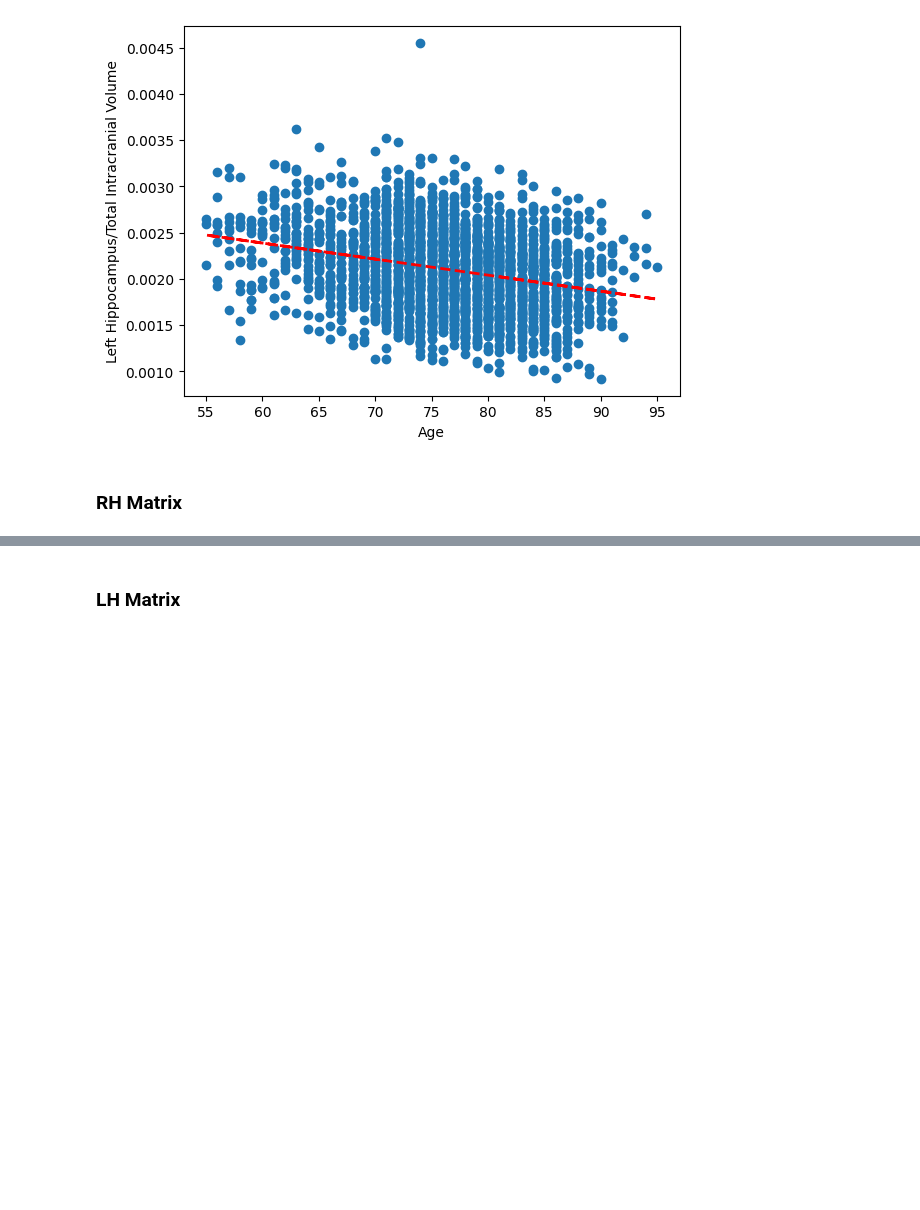
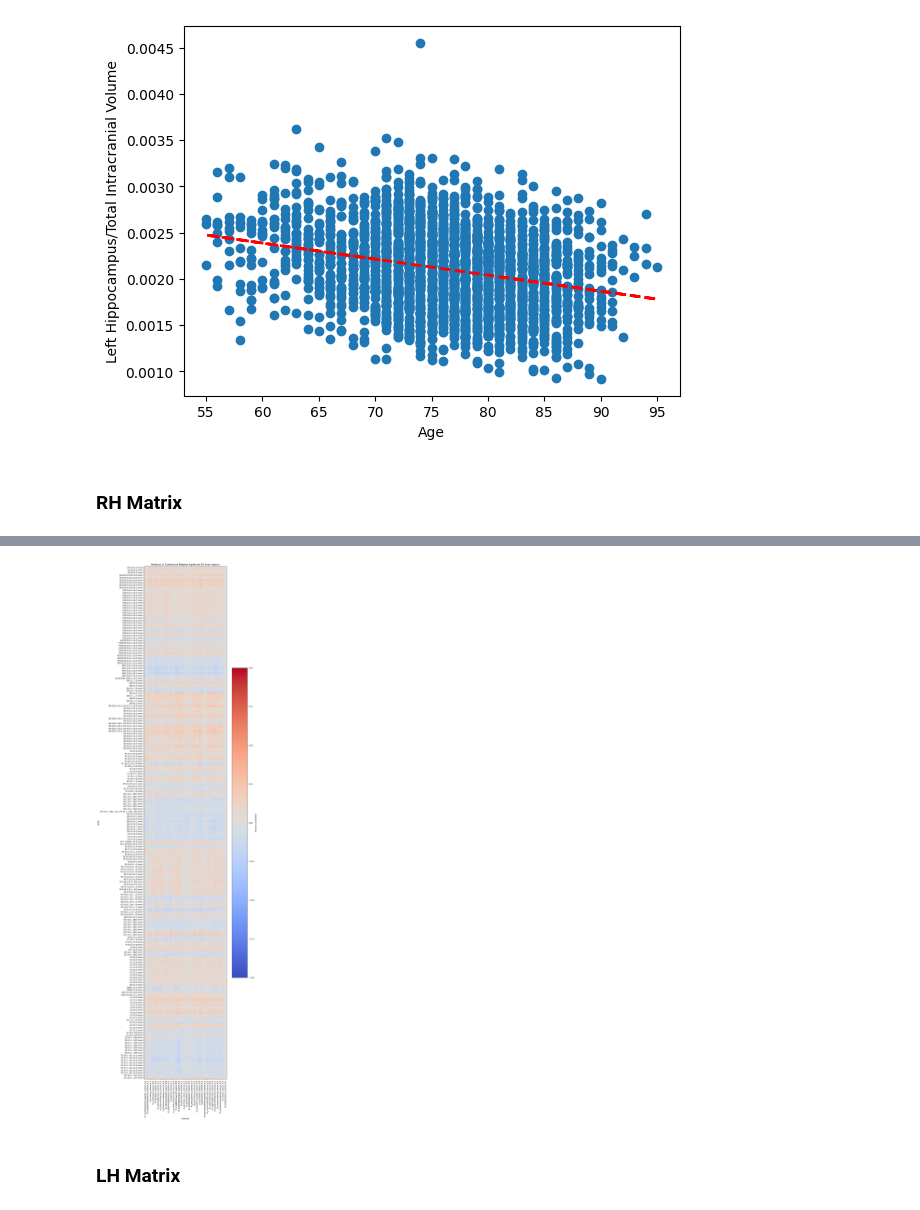
Before and after one commit to ciaranmcevoy07/Tese_Ciaran_McEvoy, a Jupyter notebook: Correlations.ipynb, the cells around one changed output, grey strips where cells are left out. Cells and saved outputs as stored; diff of their text form; code cells hidden in the pictures; blank space fills up the shorter version.

```diff
--- a/Correlations.ipynb
+++ b/Correlations.ipynb
@@ -442,2 +387,59 @@ plt.show()
+# %%
+# Load the dataset
+dataset = pd.read_csv('DatasetPro9.0.csv')
+
+# Initialize a DataFrame for the table
+table = pd.DataFrame()
+table['Lipids'] = dataset.columns[923:1703]
+
+# Add columns for correlations with NaN values
+for i in dataset.columns[1703:1735]:
+    table[i] = np.nan
+
+# Calculate Pearson correlation coefficients
+for i in dataset.columns[1703:1735]:
+    for j in dataset.columns[923:1703]:
+        corr, _ = pearsonr(dataset[j], dataset[i])
+        table.at[table[table['Lipids'] == j].index[0], i] = corr
+
+# Extract the correlation matrix values
+correlation_matrix = table.drop(columns=['Lipids']).values
+
+# Calculate the row-wise average of the correlation values
+row_averages = np.nanmean(correlation_matrix, axis=1)
+
+# Filter rows where the average absolute value is above 0.05
+filtered_indices = (row_averages > 0.05) | (row_averages < -0.05)
+filtered_table = table[filtered_indices]
+filtered_correlation_matrix = filtered_table.drop(columns=['Lipids']).values
+
+# Create the heatmap with filtered data
+fig, ax = plt.subplots(figsize=(10, 50))
+heatplot = ax.imshow(filtered_correlation_matrix, cmap='coolwarm', aspect='auto', vmin=-1, vmax=1)
+
+# Set the tick labels
+ax.set_xticks(np.arange(len(dataset.columns[1703:1735])))
+ax.set_yticks(np.arange(len(filtered_table)))
+ax.set_xticklabels(dataset.columns[1703:1735], rotation=90)
+ax.set_yticklabels(filtered_table['Lipids'])
+
+# Set the tick spacing
+tick_spacing = 1
+ax.xaxis.set_major_locator(ticker.MultipleLocator(tick_spacing))
+ax.yaxis.set_major_locator(ticker.MultipleLocator(tick_spacing))
+
+# Set titles and labels
+ax.set_title("Heatmap of Correlations Between Lipids and Rh brain regions")
+ax.set_xlabel('Volumes')
+ax.set_ylabel('Lipids')
+
+# Add a color bar to the heatmap
+cbar = fig.colorbar(heatplot, ax=ax)
+cbar.set_label('Pearson Correlation')
+
+# Show the plot
+plt.show()
+# %% [output]
+[figure, added]
 # %% [markdown]
 ### LH Matrix
```
Also changed, not shown: parts of 5 cells of this notebook.
